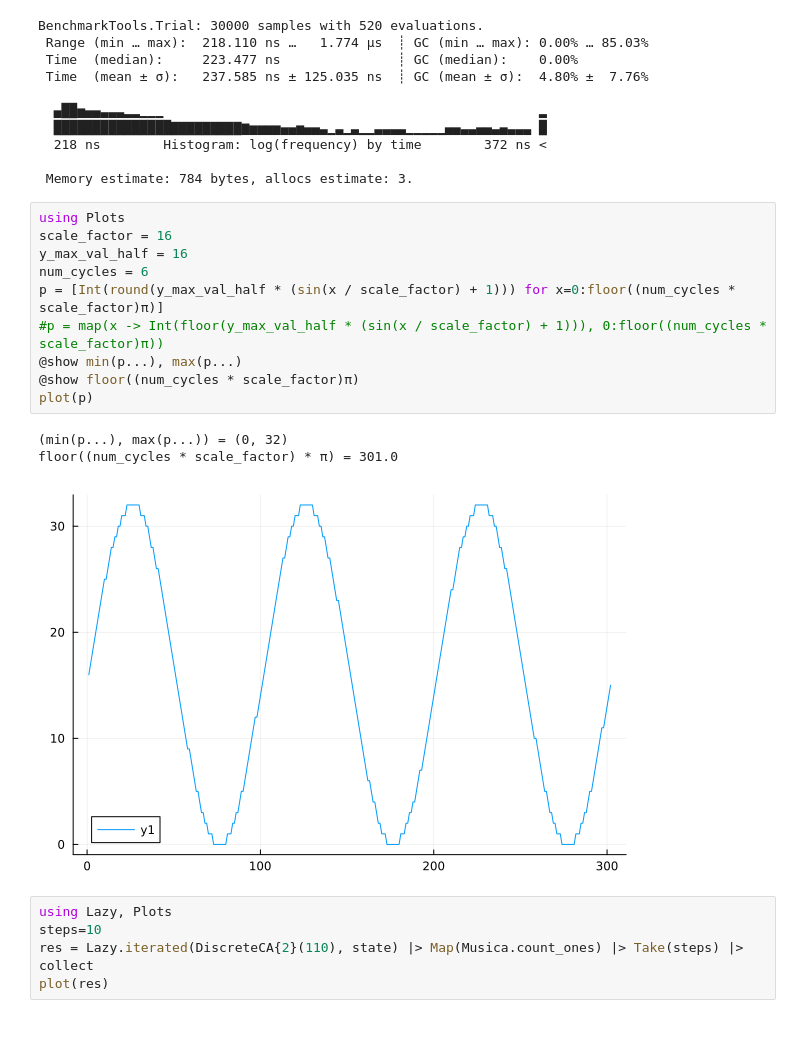
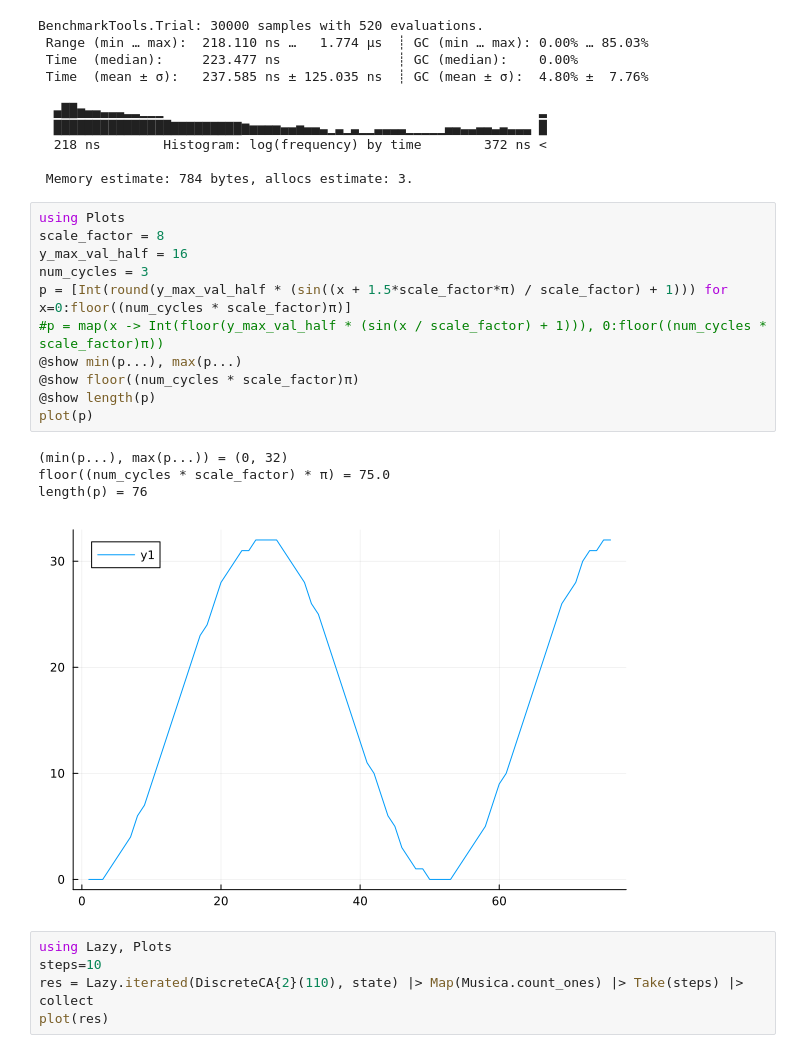
Before and after one commit to ORBAT/Musica, a Jupyter notebook: src/scratch.ipynb, the cells around one changed output. Saved outputs shown, nothing was run; the diff lists cells and outputs as text.

```diff
--- a/src/scratch.ipynb
+++ b/src/scratch.ipynb
@@ -149,18 +149,20 @@ BenchmarkTools.Trial: 30000 samples with 520 evaluations.
  Memory estimate: 784 bytes, allocs estimate: 3.
 # %%
 using Plots
-scale_factor = 16
+scale_factor = 8
 y_max_val_half = 16
-num_cycles = 6
-p = [Int(round(y_max_val_half * (sin(x / scale_factor) + 1))) for x=0:floor((num_cycles * scale_factor)π)]
+num_cycles = 3
+p = [Int(round(y_max_val_half * (sin((x + 1.5*scale_factor*π) / scale_factor) + 1))) for x=0:floor((num_cycles * scale_factor)π)]
 #p = map(x -> Int(floor(y_max_val_half * (sin(x / scale_factor) + 1))), 0:floor((num_cycles * scale_factor)π))
 @show min(p...), max(p...)
 @show floor((num_cycles * scale_factor)π)
+@show length(p)
 plot(p)
 # %% [output]
 (min(p...), max(p...)) = (0, 32)
-floor((num_cycles * scale_factor) * π) = 301.0
+floor((num_cycles * scale_factor) * π) = 75.0
+length(p) = 76
-[figure, old version]
+[figure, new version]
 # %%
 using Lazy, Plots
 steps=10
```
Also changed, not shown: parts of 8 cells of this notebook.
